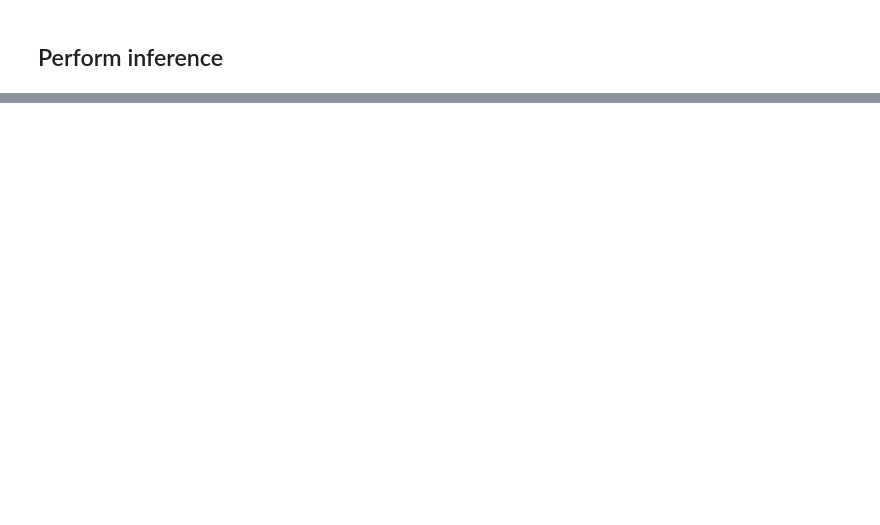
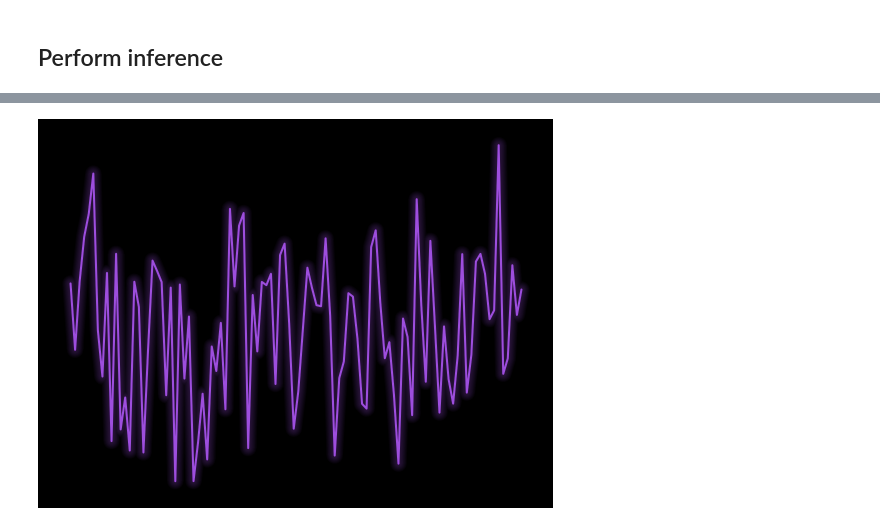
Before and after one commit to FrontierDevelopmentLab/2024-HL-GeoCL, a Jupyter notebook: 2020-FDL-X-Geo/sheath/inference/Quick_inference.ipynb, the cells around one changed output, grey strips where cells are left out. Saved outputs shown, nothing was run; the diff lists cells and outputs as text; code cells hidden in the pictures; blank space fills up the shorter version.

```diff
--- a/2020-FDL-X-Geo/sheath/inference/Quick_inference.ipynb
+++ b/2020-FDL-X-Geo/sheath/inference/Quick_inference.ipynb
@@ -240,0 +353,16 @@ predictions.to_hdf("../logs/sheath_sw_data_test_for_dagger.h5", key="2017")
+# %%
+plt.style.use("dark_background")
+# plt.style.use("cyberpunk")
+# %%
+fig,ax = plt.subplots(1,1)
+plt.plot(xvalues[:100],predictions["temperature"].values[:100],color=colours[-1])
+ax.grid(False)
+ax.set_xticks([])
+ax.set_yticks([])
+ax.spines['top'].set_visible(False)
+ax.spines['right'].set_visible(False)
+ax.spines['bottom'].set_visible(False)
+ax.spines['left'].set_visible(False)
+mplcyberpunk.make_lines_glow()
+# %% [output]
+[figure, added]
```
Also changed, not shown: parts of 27 cells of this notebook, 6 other files.
